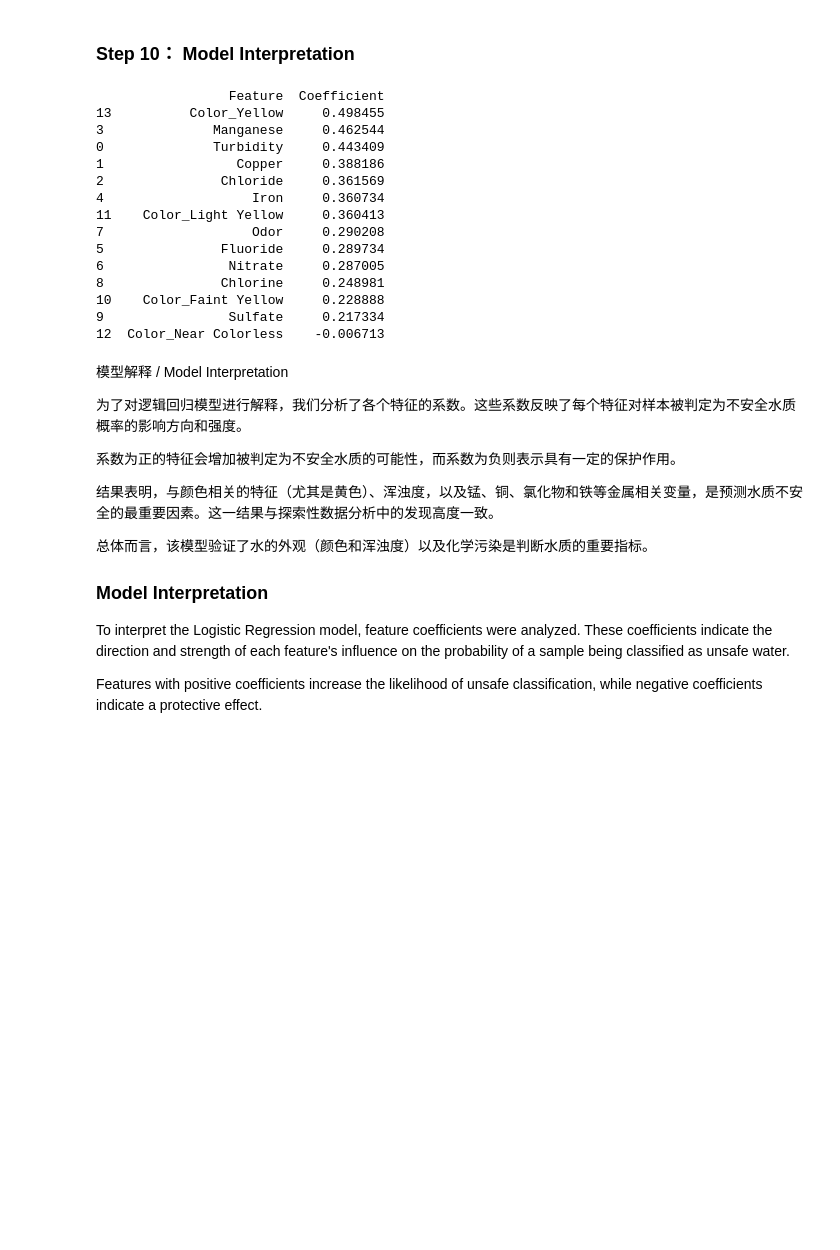
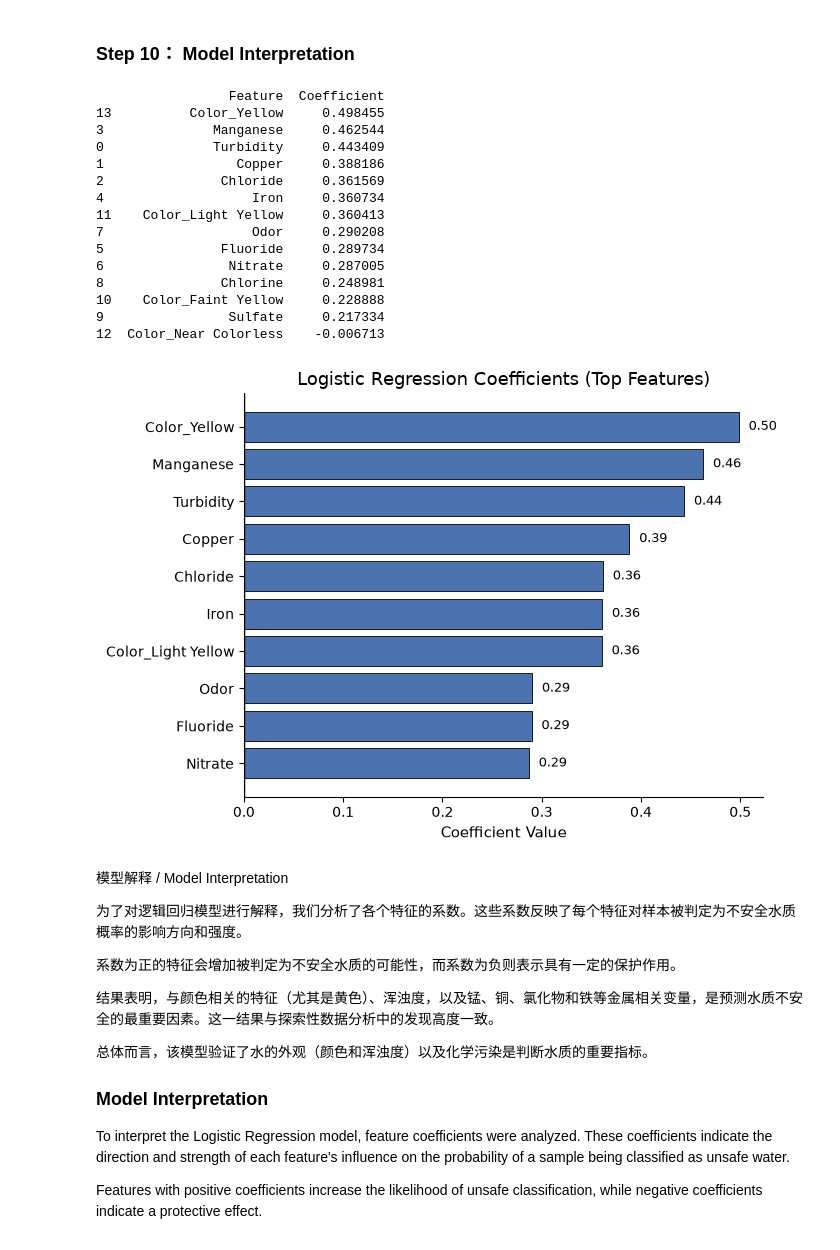
Before and after one commit to YL-6/-, a Jupyter notebook: notebooks/03_model_1.ipynb, the cells around one changed output. Saved outputs shown, nothing was run; the diff lists cells and outputs as text; code cells hidden in the pictures; blank space fills up the shorter version.

```diff
--- a/notebooks/03_model_1.ipynb
+++ b/notebooks/03_model_1.ipynb
@@ -309,28 +312,78 @@ However, the overall F1-score remains moderate, indicating that while the model
 # %%
 feature_names = X.columns
 
 coefficients = pd.DataFrame({
     "Feature": feature_names,
     "Coefficient": model.coef_[0]
 }).sort_values(by="Coefficient", key=abs, ascending=False)
 
 print(coefficients)
+
+def plot_logistic_coefficients_pub(coef_df, top_n=10):
+    """
+    Publication-style coefficient plot for logistic regression
+    """
+
+    # Prepare data
+    df = coef_df.copy()
+    df["abs_coef"] = df["Coefficient"].abs()
+    df = df.sort_values(by="abs_coef", ascending=False).head(top_n)
+    df = df.sort_values(by="Coefficient")  # for centered visual
+
+    # Colors: blue (positive), red (negative)
+    colors = df["Coefficient"].apply(lambda x: "#4C72B0" if x > 0 else "#C44E52")
+
+    # Plot
+    fig, ax = plt.subplots(figsize=(7, 5))
+
+    bars = ax.barh(df["Feature"], df["Coefficient"], color=colors, edgecolor='black', linewidth=0.6)
+
+    # Center line at 0
+    ax.axvline(0, color='black', linewidth=1)
+
+    # Add value labels
+    for bar in bars:
+        width = bar.get_width()
+        ax.text(
+            width + (0.01 if width > 0 else -0.01),
+            bar.get_y() + bar.get_height() / 2,
+            f"{width:.2f}",
+            va='center',
+            ha='left' if width > 0 else 'right',
+            fontsize=9
+        )
+
+    # Labels & title
+    ax.set_xlabel("Coefficient Value", fontsize=11)
+    ax.set_ylabel("")
+    ax.set_title("Logistic Regression Coefficients (Top Features)", fontsize=13)
+
+    # Clean style (very important for publication)
+    ax.spines['top'].set_visible(False)
+    ax.spines['right'].set_visible(False)
+
+    # Improve layout
+    plt.tight_layout()
+
+    plt.show()
+plot_logistic_coefficients_pub(coefficients, top_n=10)
 # %% [output]
                  Feature  Coefficient
 13          Color_Yellow     0.498455
 3              Manganese     0.462544
 0              Turbidity     0.443409
 1                 Copper     0.388186
 2               Chloride     0.361569
 4                   Iron     0.360734
 11    Color_Light Yellow     0.360413
 7                   Odor     0.290208
 5               Fluoride     0.289734
 6                Nitrate     0.287005
 8               Chlorine     0.248981
 10    Color_Faint Yellow     0.228888
 9                Sulfate     0.217334
 12  Color_Near Colorless    -0.006713
+[figure, added]
 # %% [markdown]
 模型解释 / Model Interpretation
 
```
Also changed, not shown: parts of 1 cell of this notebook.
